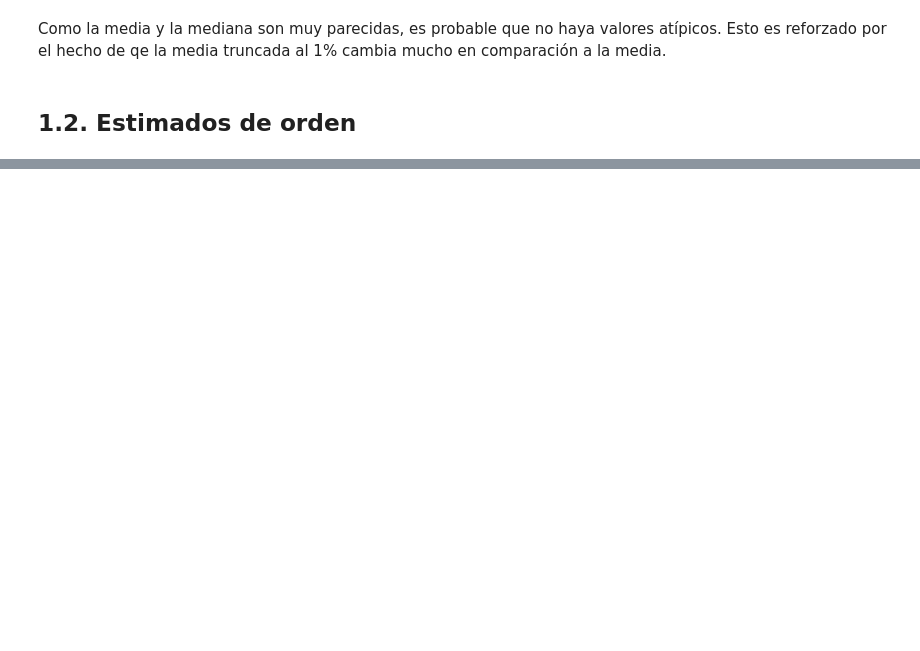
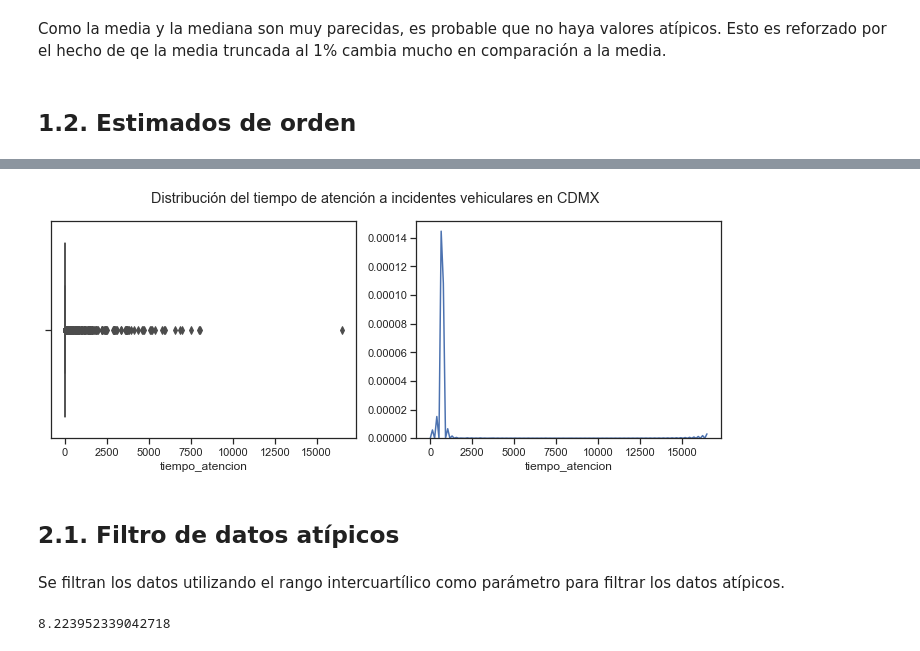
Before and after one commit to Mario-16180/BEDU-M4-DataAnalysisProject-CarAccidents, a Jupyter notebook: Fer.ipynb, the cells around one changed output, grey strips where cells are left out. Saved outputs shown, nothing was run; the diff lists cells and outputs as text; code cells hidden in the pictures; blank space fills up the shorter version.

```diff
--- a/Fer.ipynb
+++ b/Fer.ipynb
@@ -100,0 +218,4 @@ df.head()
+# %%
+c4 = (wrong_data.fecha_hora_cierre.dt.day >= 12) & (wrong_data.fecha_hora_cierre.dt.month == wrong_data.fecha_hora_creacion.dt.day+1)
+wd_c4 = wrong_data[c4]
+wd_c4[['fecha_hora_cierre', 'fecha_hora_creacion', 'tiempo_atencion']]
@@ -100,0 +226,6 @@ df.head()
+# %%
+wd_c4['fecha_hora_creacion'] = wd_c4['fecha_hora_creacion'].apply(lambda x: dt.datetime.strftime(x, '%Y-%d-%m %H:%M:%S'))
+wd_c4['fecha_hora_creacion'] = pd.to_datetime(wd_c4['fecha_hora_creacion'])
+wd_c4['tiempo_atencion'] = (wd_c4['fecha_hora_cierre'] - wd_c4['fecha_hora_creacion']) / dt.timedelta(hours=1)
+df.loc[wd_c4.index] = wd_c4
+df.loc[wd_c4.index][['fecha_hora_cierre', 'fecha_hora_creacion', 'tiempo_atencion']]
@@ -100,0 +262,4 @@ df.head()
+# %%
+df_clean = df[df['tiempo_atencion'] > 0]
+df_clean_backup = df_clean.copy()
+df_clean.head()
@@ -145,0 +343,19 @@ tiempo_atencion_iq_range = tiempo_atencion_percentile_75 - tiempo_atencion_perce
+# %%
+sns.set(style="ticks")
+ta = df_clean['tiempo_atencion']
+# %%
+fig, axs = plt.subplots(1, 2, sharey=False, sharex=False, figsize=(12,4))
+
+fig.suptitle('Distribución del tiempo de atención a incidentes vehiculares en CDMX')
+
+# Boxplot
+sns.boxplot(x=ta, ax=axs[0]);
+
+# Desnity plot
+sns.distplot(ta, hist=False, ax=axs[1]);
+# %% [output]
+[figure, added]
+# %% [markdown]
+## 2.1. Filtro de datos atípicos
+# %% [markdown]
+Se filtran los datos utilizando el rango intercuartílico como parámetro para filtrar los datos atípicos.
@@ -145,0 +368,5 @@ tiempo_atencion_iq_range = tiempo_atencion_percentile_75 - tiempo_atencion_perce
+# %%
+# Porcentaje de datos eliminados por ser atípicos
+(1 - (ta_filtered.shape[0]/ta.shape[0]))*100
+# %% [output]
+8.223952339042718
```
Also changed, not shown: parts of 36 cells of this notebook.
